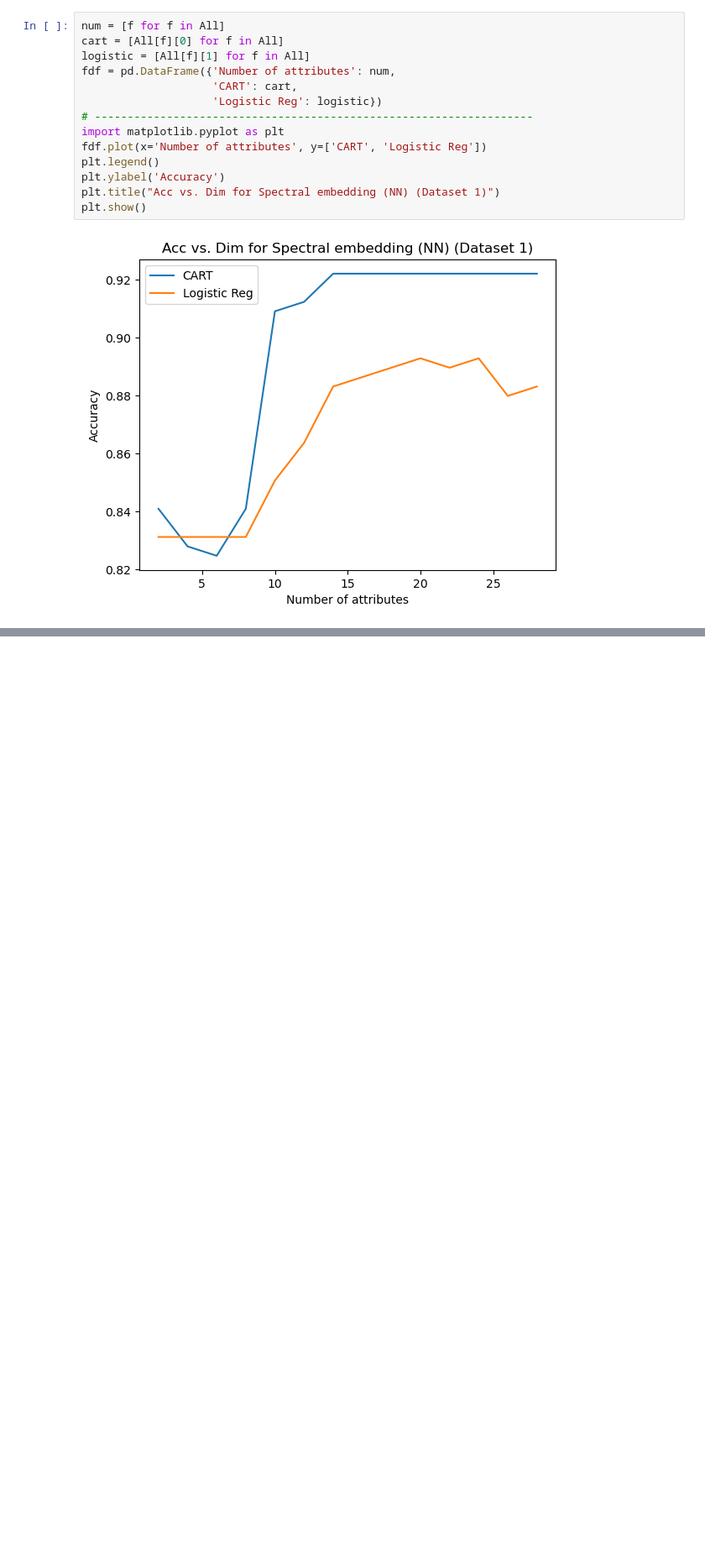
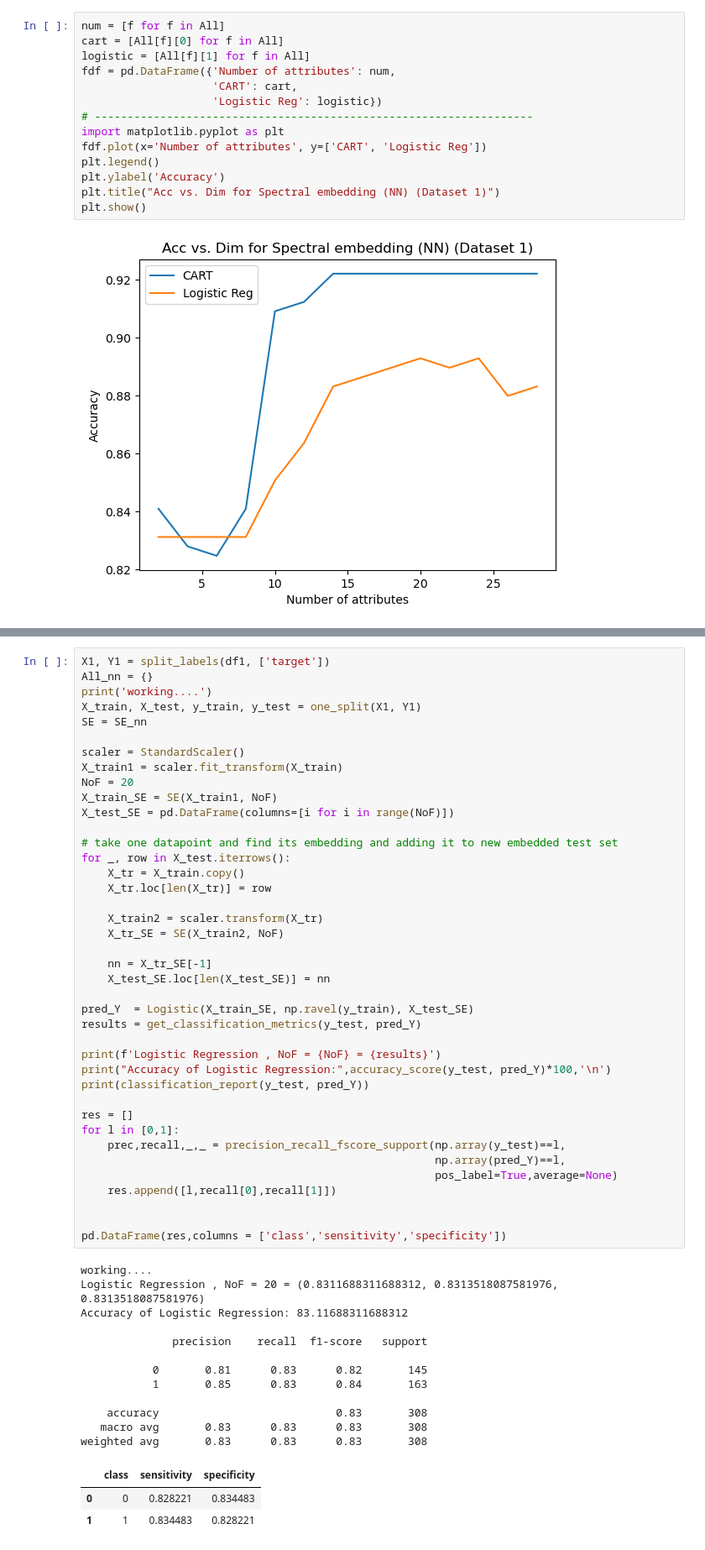
Before and after one commit to almusawiaf/CMSC635Project, a Jupyter notebook: CMSC635_Project3_Dataset1.ipynb, the cells around one changed output, grey strips where cells are left out. Shown at 84% size. Cells and saved outputs as stored; diff of their text form; blank space fills up the shorter version.

```diff
--- a/CMSC635_Project3_Dataset1.ipynb
+++ b/CMSC635_Project3_Dataset1.ipynb
@@ -207,0 +287,56 @@ plt.show()
+# %%
+X1, Y1 = split_labels(df1, ['target'])
+All_nn = {}
+print('working....')
+X_train, X_test, y_train, y_test = one_split(X1, Y1)
+SE = SE_nn
+
+scaler = StandardScaler()
+X_train1 = scaler.fit_transform(X_train)
+NoF = 20
+X_train_SE = SE(X_train1, NoF)
+X_test_SE = pd.DataFrame(columns=[i for i in range(NoF)])
+
+# take one datapoint and find its embedding and adding it to new embedded test set
+for _, row in X_test.iterrows():
+    X_tr = X_train.copy()
+    X_tr.loc[len(X_tr)] = row
+
+    X_train2 = scaler.transform(X_tr)
+    X_tr_SE = SE(X_train2, NoF)
+
+    nn = X_tr_SE[-1]
+    X_test_SE.loc[len(X_test_SE)] = nn
+
+pred_Y  = Logistic(X_train_SE, np.ravel(y_train), X_test_SE)
+results = get_classification_metrics(y_test, pred_Y)
+
+print(f'Logistic Regression , NoF = {NoF} = {results}')
+print("Accuracy of Logistic Regression:",accuracy_score(y_test, pred_Y)*100,'\n')
+print(classification_report(y_test, pred_Y))
+
+res = []
+for l in [0,1]:
+    prec,recall,_,_ = precision_recall_fscore_support(np.array(y_test)==l,
+                                                      np.array(pred_Y)==l,
+                                                      pos_label=True,average=None)
+    res.append([l,recall[0],recall[1]])
+
+
+pd.DataFrame(res,columns = ['class','sensitivity','specificity'])
+# %% [output]
+working....
+Logistic Regression , NoF = 20 = (0.8311688311688312, 0.8313518087581976, 0.8313518087581976)
+Accuracy of Logistic Regression: 83.11688311688312
+
+              precision    recall  f1-score   support
+
+           0       0.81      0.83      0.82       145
+           1       0.85      0.83      0.84       163
+
+    accuracy                           0.83       308
+   macro avg       0.83      0.83      0.83       308
+weighted avg       0.83      0.83      0.83       308
+|  | class | sensitivity | specificity |
+| 0 | 0 | 0.828221 | 0.834483 |
+| 1 | 1 | 0.834483 | 0.828221 |
```
Also changed, not shown: parts of 4 cells of this notebook, 2 other files.
